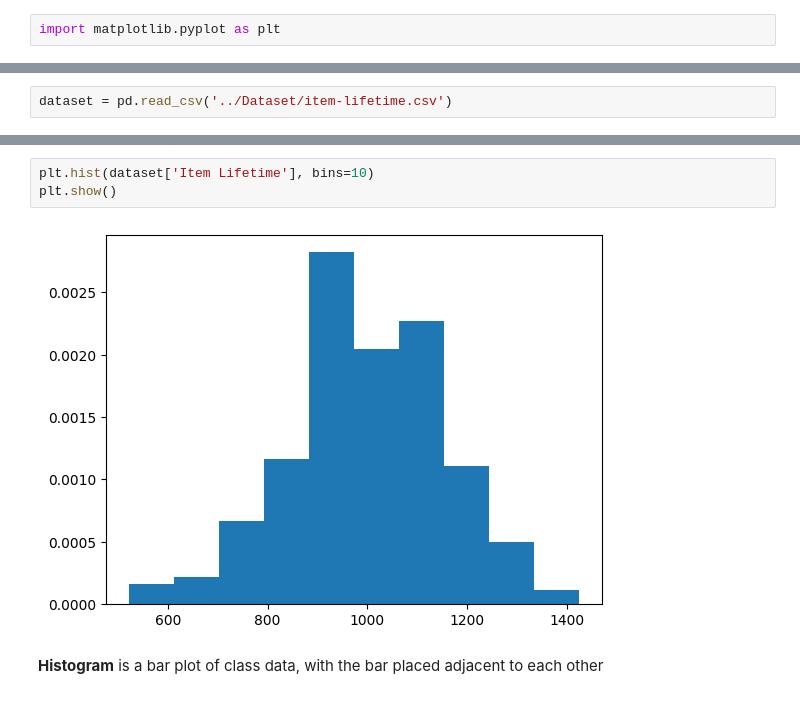
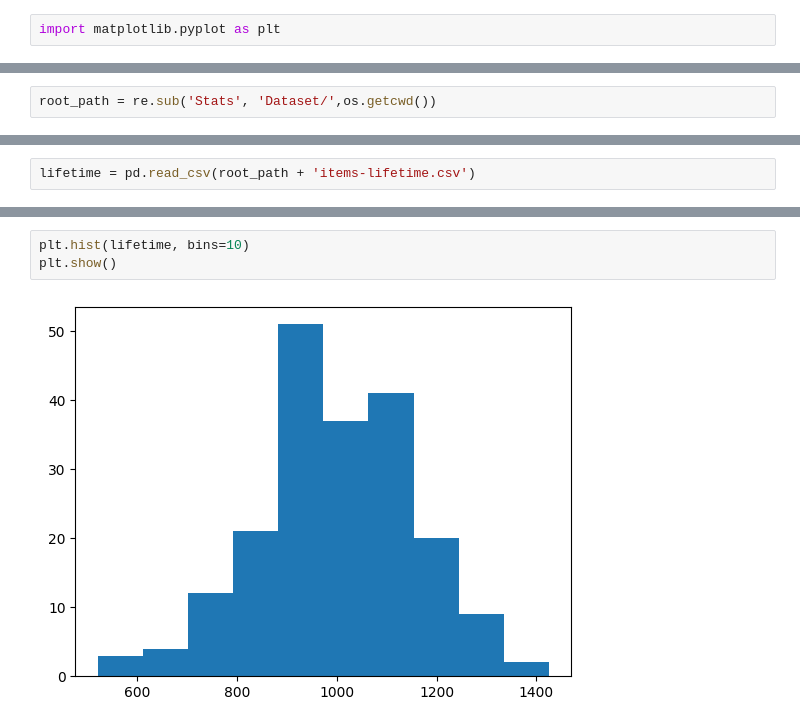
Before and after one commit to solvedbiscuit71/ml-notebook, a Jupyter notebook: Stats/2.2 Describing Data Set.ipynb, the cells around one changed output, grey strips where cells are left out. Drawn from its saved outputs; the diff is of its cells as text.

```diff
--- a/Stats/2.2 Describing Data Set.ipynb
+++ b/Stats/2.2 Describing Data Set.ipynb
@@ -77,0 +8,2 @@ dataset
+# %%
+root_path = re.sub('Stats', 'Dataset/',os.getcwd())
@@ -82,4 +60,4 @@ plt.show()
 # %% [output]
 [figure]
 # %%
-dataset = pd.read_csv('../Dataset/item-lifetime.csv')
+lifetime = pd.read_csv(root_path + 'items-lifetime.csv')
@@ -131,7 +80,5 @@ dataset_class
 # %%
-plt.hist(dataset['Item Lifetime'], bins=10)
+plt.hist(lifetime, bins=10)
 plt.show()
 # %% [output]
-[figure, old version]
+[figure, new version]
-# %% [markdown]
-**Histogram** is a bar plot of class data, with the bar placed adjacent to each other
```
Also changed, not shown: parts of 28 cells of this notebook.
